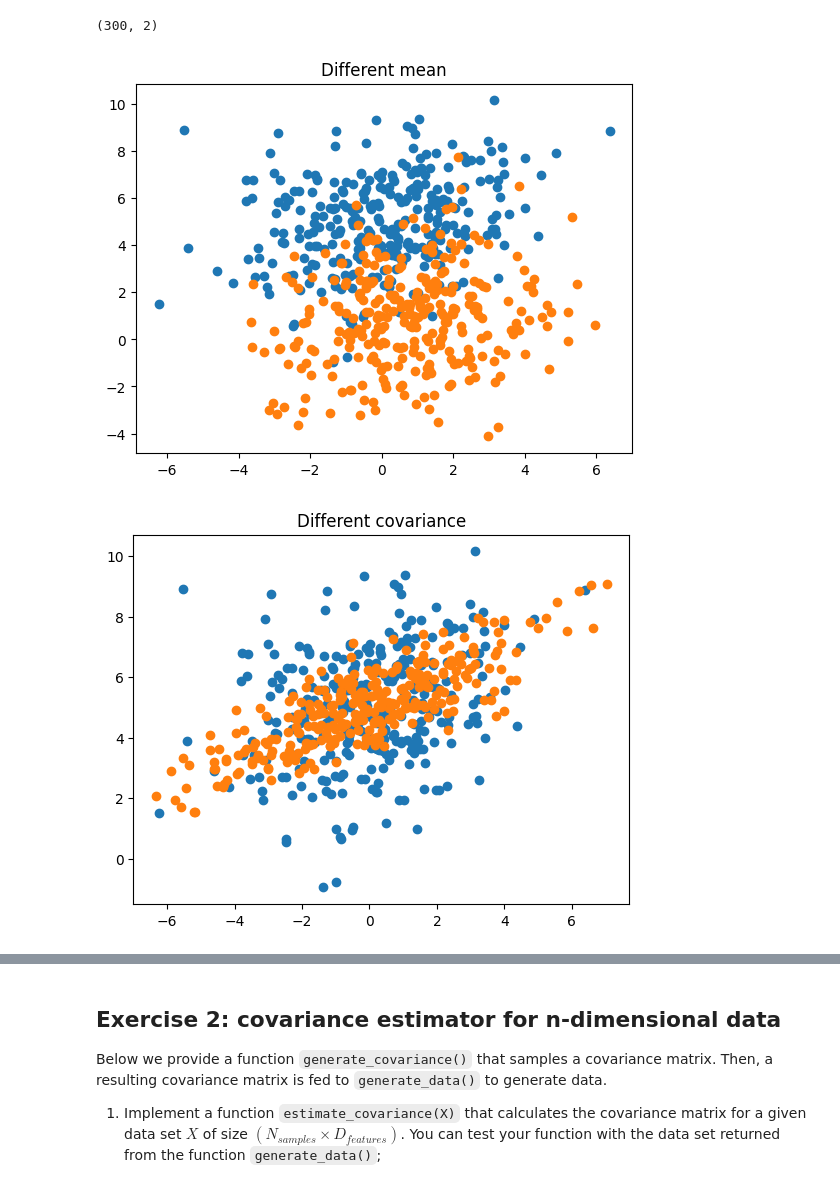
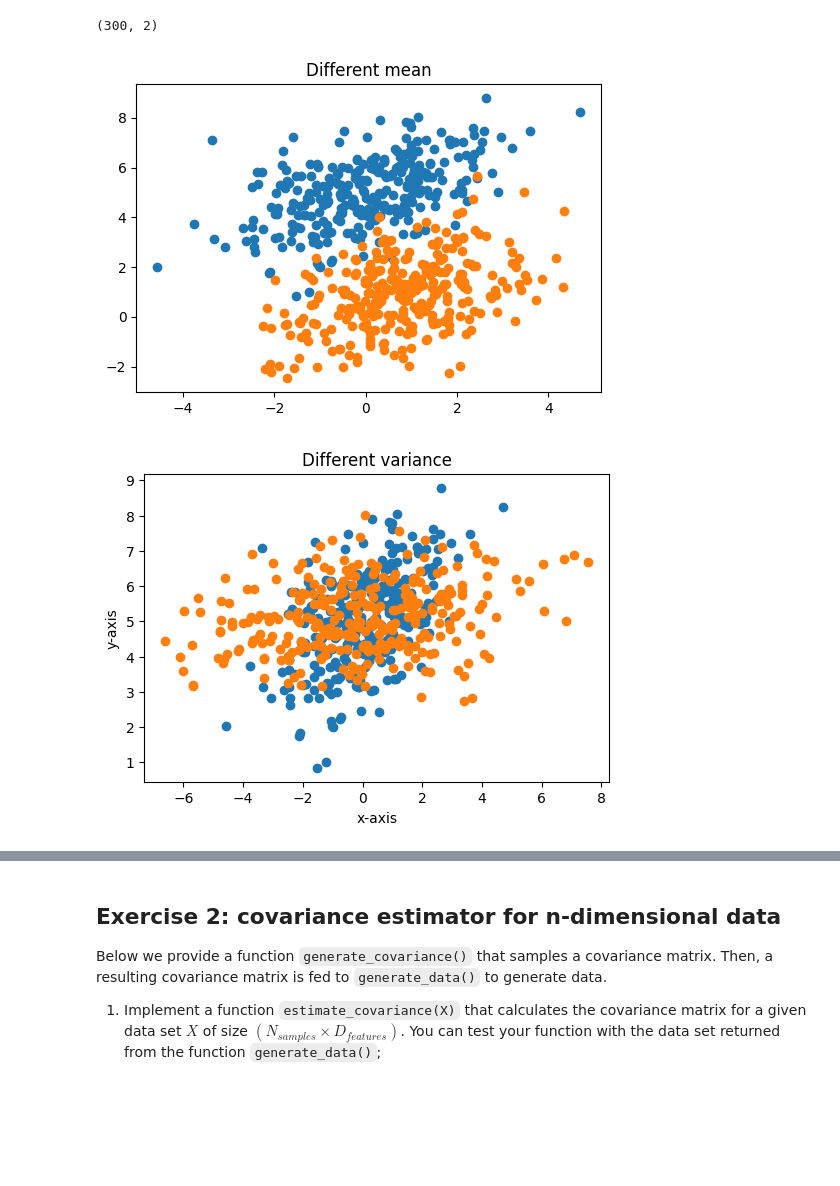
Before and after one commit to pschristodoulou/BCI_course, a Jupyter notebook: Assignments/Assignment2/assignment_02_covariance_matrix.ipynb, the cells around one changed output, grey strips where cells are left out. Saved outputs shown, nothing was run; the diff lists cells and outputs as text; code cells hidden in the pictures; blank space fills up the shorter version.

Commit message:
Data files and done with covariance matrix assignment

```diff
--- a/Assignments/Assignment2/assignment_02_covariance_matrix.ipynb
+++ b/Assignments/Assignment2/assignment_02_covariance_matrix.ipynb
@@ -38,23 +38,23 @@ X1 = generate_data()
 # Answer here
 print(X1.shape)
 X2 = generate_data(mean = [1, 1])  # change mean
-X3 = generate_data(cov=[[8,4], [1,1]])   # change covariance
+X3 = generate_data(cov=[[8,1], [1,1]])   # change variance
 # %% [output]
 (300, 2)
 # %%
+plt.figure(figsize=(6,4))
 plt.scatter(X1[:, 0], X1[:, 1])
 plt.scatter(X2[:, 0], X2[:, 1])
 plt.title('Different mean')
 plt.show()
 
+plt.figure(figsize=(6,4))
 plt.scatter(X1[:, 0], X1[:, 1])
 plt.scatter(X3[:, 0], X3[:, 1])
-plt.title('Different covariance')
+plt.xlabel("x-axis")
+plt.ylabel("y-axis")
+plt.title('Different variance')
 plt.show()
-
-# plt.hist(X1[:,0])
-# plt.hist(X1[:,1])
-# plt.grid()
 # %% [output]
-[figure, old version]
+[figure, new version]
-[figure, old version]
+[figure, new version]
```
Also changed, not shown: parts of 17 cells of this notebook, 15 other files.
